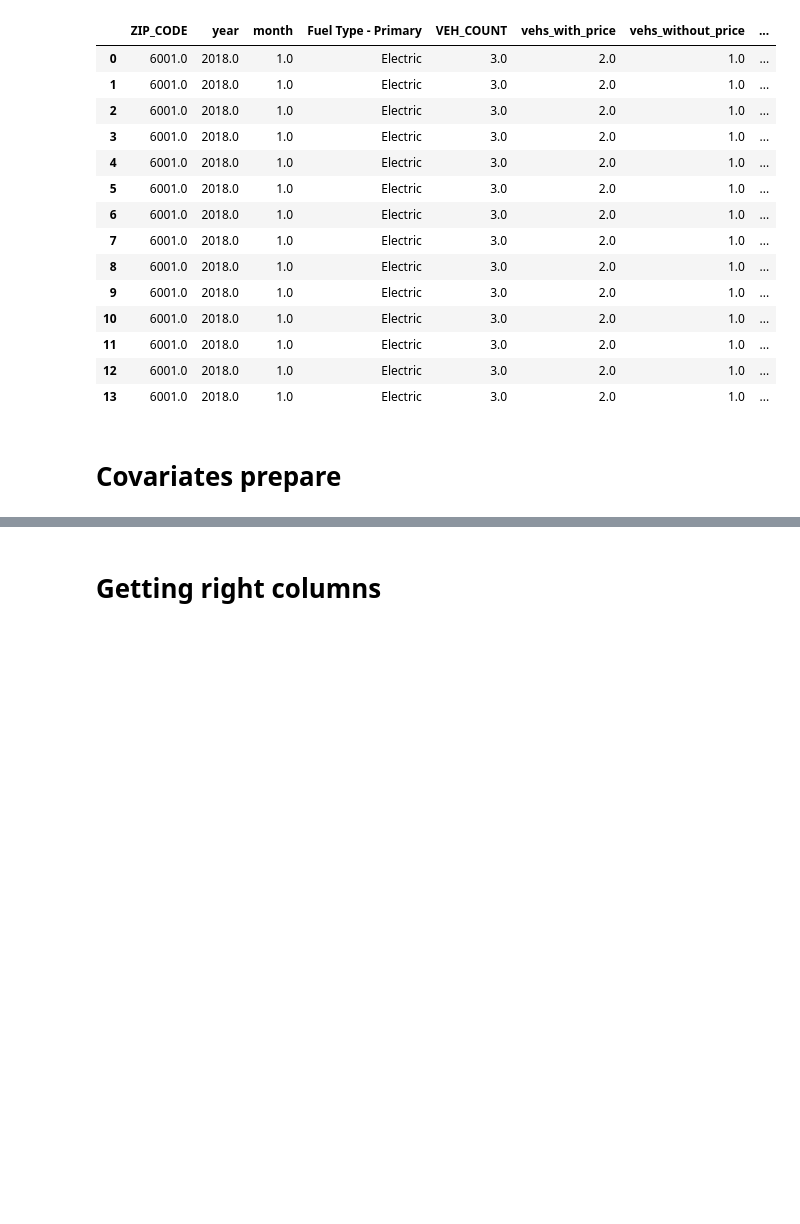
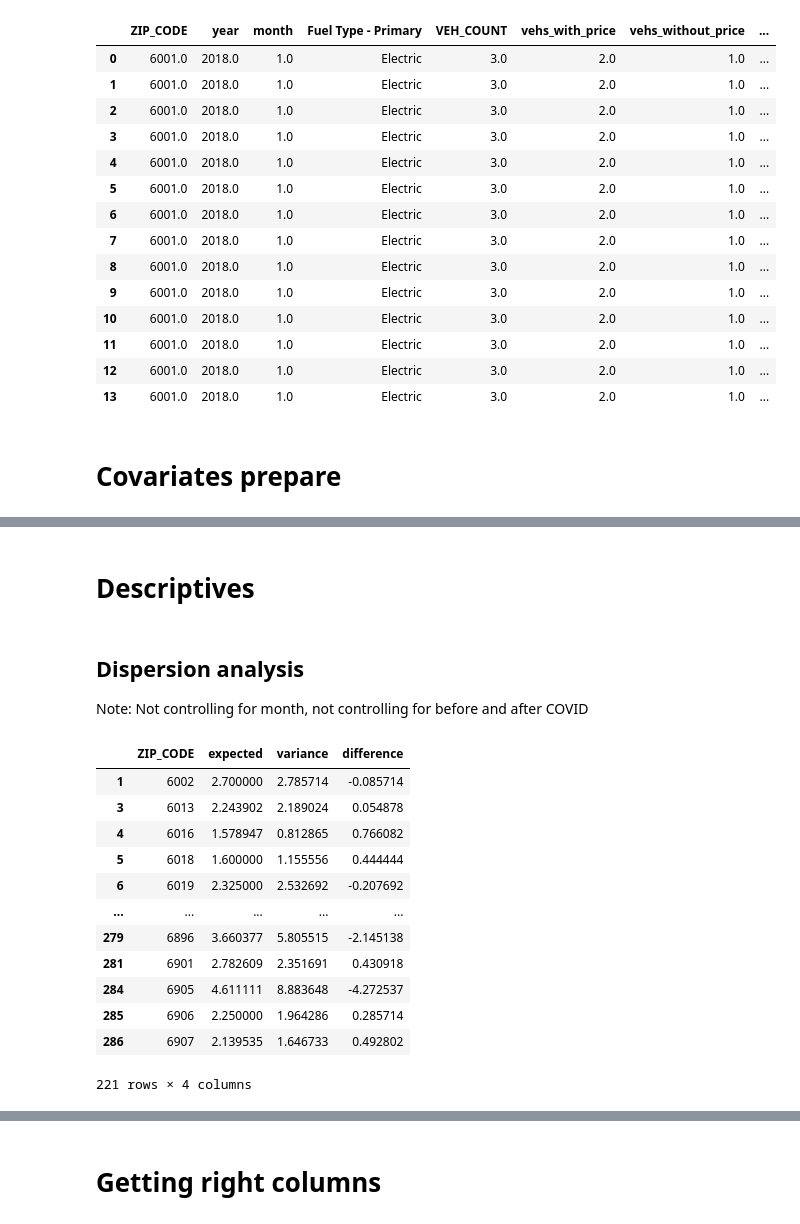
Before and after one commit to rajanoureddine/ctdot-tobin-yse, a Jupyter notebook: 3_rlpolk_analysis/prepare_poisson_data.ipynb, the cells around one changed output, grey strips where cells are left out. Cells and saved outputs as stored; diff of their text form; code cells hidden in the pictures; blank space fills up the shorter version.

```diff
--- a/3_rlpolk_analysis/prepare_poisson_data.ipynb
+++ b/3_rlpolk_analysis/prepare_poisson_data.ipynb
@@ -269,0 +315,28 @@ education_data_df
+# %% [markdown]
+# Descriptives
+# %% [markdown]
+## Dispersion analysis
+Note: Not controlling for month, not controlling for before and after COVID
+# %%
+expecteds = evs_grouped_merge.groupby("ZIP_CODE")["VEH_COUNT"].mean()
+vars = evs_grouped_merge.groupby("ZIP_CODE")["VEH_COUNT"].var()
+dispersion = pd.DataFrame([expecteds, vars]).T.reset_index()
+dispersion.columns= ["ZIP_CODE","expected", "variance"]
+dispersion["difference"] = dispersion["expected"] - dispersion["variance"]
+
+# Analysis
+dispersion[abs(dispersion["difference"]) < (1*abs(dispersion["expected"]))]
+# %% [output]
+|  | ZIP_CODE | expected | variance | difference |
+| 1 | 6002 | 2.700000 | 2.785714 | -0.085714 |
+| 3 | 6013 | 2.243902 | 2.189024 | 0.054878 |
+| 4 | 6016 | 1.578947 | 0.812865 | 0.766082 |
+| 5 | 6018 | 1.600000 | 1.155556 | 0.444444 |
+| 6 | 6019 | 2.325000 | 2.532692 | -0.207692 |
+| ... | ... | ... | ... | ... |
+| 279 | 6896 | 3.660377 | 5.805515 | -2.145138 |
+| 281 | 6901 | 2.782609 | 2.351691 | 0.430918 |
+| 284 | 6905 | 4.611111 | 8.883648 | -4.272537 |
+| 285 | 6906 | 2.250000 | 1.964286 | 0.285714 |
+| 286 | 6907 | 2.139535 | 1.646733 | 0.492802 |
+221 rows × 4 columns
```
Also changed, not shown: parts of 48 cells of this notebook, 1 other file.
